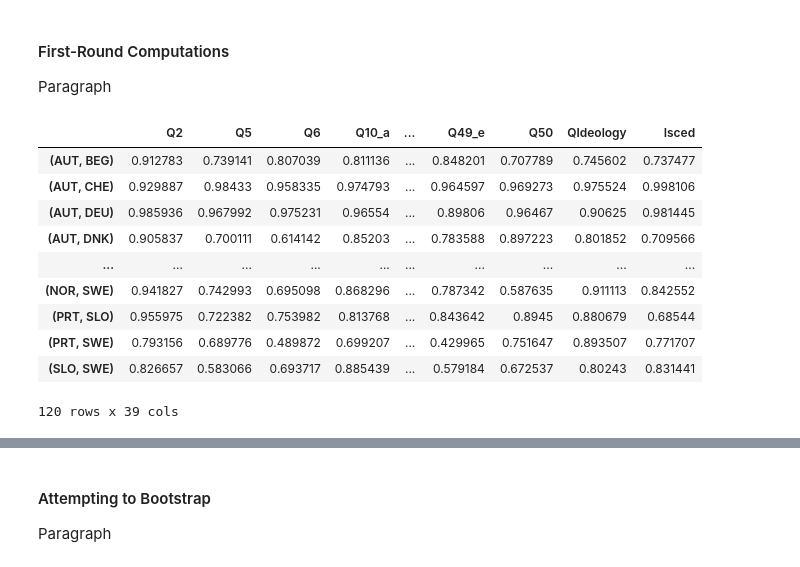
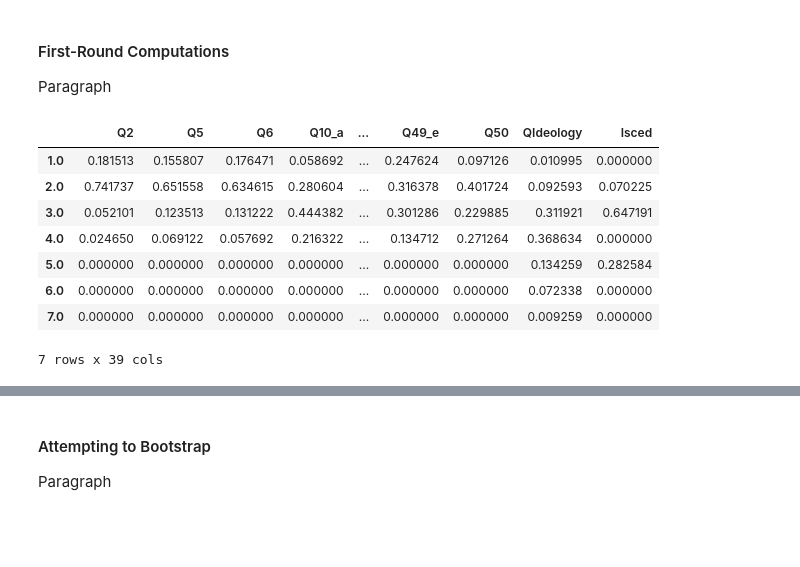
Before and after one commit to EvansOMalley/Personal-Project-Summer-2026, a Jupyter notebook: Summer-2026.ipynb, the cells around one changed output, grey strips where cells are left out. Drawn from its saved outputs; the diff is of its cells as text; code cells hidden in the pictures; blank space fills up the shorter version.

```diff
--- a/Summer-2026.ipynb
+++ b/Summer-2026.ipynb
@@ -866,14 +833,24 @@ for r in range(16):
-# %%
-Show(Hist_Areas_DF, method = "Mini")
-# %% [output]
-|  | Q2 | Q5 | Q6 | Q10_a | ... | Q49_e | Q50 | QIdeology | Isced |
-| (AUT, BEG) | 0.912783 | 0.739141 | 0.807039 | 0.811136 | ... | 0.848201 | 0.707789 | 0.745602 | 0.737477 |
-| (AUT, CHE) | 0.929887 | 0.98433 | 0.958335 | 0.974793 | ... | 0.964597 | 0.969273 | 0.975524 | 0.998106 |
-| (AUT, DEU) | 0.985936 | 0.967992 | 0.975231 | 0.96554 | ... | 0.89806 | 0.96467 | 0.90625 | 0.981445 |
-| (AUT, DNK) | 0.905837 | 0.700111 | 0.614142 | 0.85203 | ... | 0.783588 | 0.897223 | 0.801852 | 0.709566 |
-| ... | ... | ... | ... | ... | ... | ... | ... | ... | ... |
-| (NOR, SWE) | 0.941827 | 0.742993 | 0.695098 | 0.868296 | ... | 0.787342 | 0.587635 | 0.911113 | 0.842552 |
-| (PRT, SLO) | 0.955975 | 0.722382 | 0.753982 | 0.813768 | ... | 0.843642 | 0.8945 | 0.880679 | 0.68544 |
-| (PRT, SWE) | 0.793156 | 0.689776 | 0.489872 | 0.699207 | ... | 0.429965 | 0.751647 | 0.893507 | 0.771707 |
-| (SLO, SWE) | 0.826657 | 0.583066 | 0.693717 | 0.885439 | ... | 0.579184 | 0.672537 | 0.80243 | 0.831441 |
-120 rows x 39 cols
+# %%
+# Compare response distributions across countries
+Ordinal_DF = SepOrder(Parent_DF, "Ordinal")
+Ordinal_DF = Ordinal_DF.loc[:, Ordinal_DF.apply(
+                 lambda x: x.name == strip_countries(x.name)
+             )]
+Ordinal_DF["Country"] = disambiguate(Parent_DF["Country"])
+Ordinal_DF["Denom"] = disambiguate(Parent_DF["QDenom"].replace((91, 92, 94, 98, 99), np.nan))
+Ordinal_DF.replace((98, 99), np.nan,
+                   inplace = True)
+
+GB_Nation = Ordinal_DF.drop("Denom", axis = 1).groupby("Country").apply(Hist_Areas).fillna(0)
+
+Show(GB_Nation.loc["AUT"], method = "Mini")
+# %% [output]
+|  | Q2 | Q5 | Q6 | Q10_a | ... | Q49_e | Q50 | QIdeology | Isced |
+| 1.0 | 0.181513 | 0.155807 | 0.176471 | 0.058692 | ... | 0.247624 | 0.097126 | 0.010995 | 0.000000 |
+| 2.0 | 0.741737 | 0.651558 | 0.634615 | 0.280604 | ... | 0.316378 | 0.401724 | 0.092593 | 0.070225 |
+| 3.0 | 0.052101 | 0.123513 | 0.131222 | 0.444382 | ... | 0.301286 | 0.229885 | 0.311921 | 0.647191 |
+| 4.0 | 0.024650 | 0.069122 | 0.057692 | 0.216322 | ... | 0.134712 | 0.271264 | 0.368634 | 0.000000 |
+| 5.0 | 0.000000 | 0.000000 | 0.000000 | 0.000000 | ... | 0.000000 | 0.000000 | 0.134259 | 0.282584 |
+| 6.0 | 0.000000 | 0.000000 | 0.000000 | 0.000000 | ... | 0.000000 | 0.000000 | 0.072338 | 0.000000 |
+| 7.0 | 0.000000 | 0.000000 | 0.000000 | 0.000000 | ... | 0.000000 | 0.000000 | 0.009259 | 0.000000 |
+7 rows x 39 cols
```
Also changed, not shown: parts of 15 cells of this notebook.
